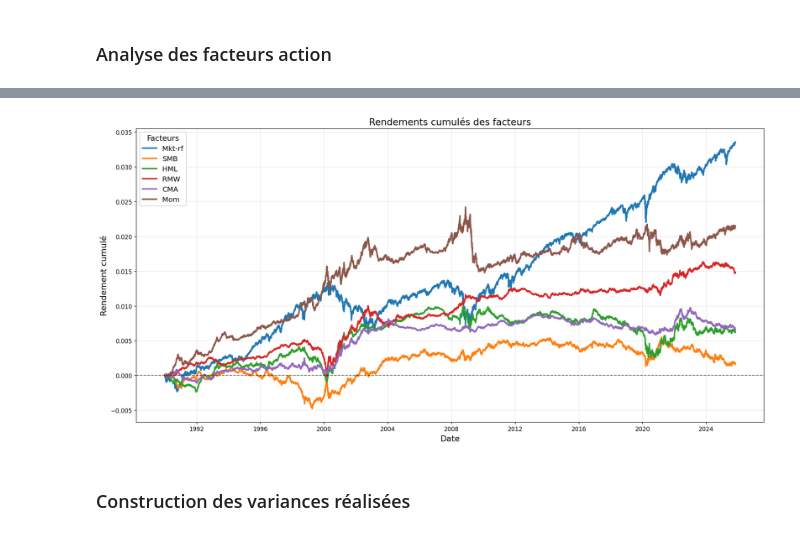
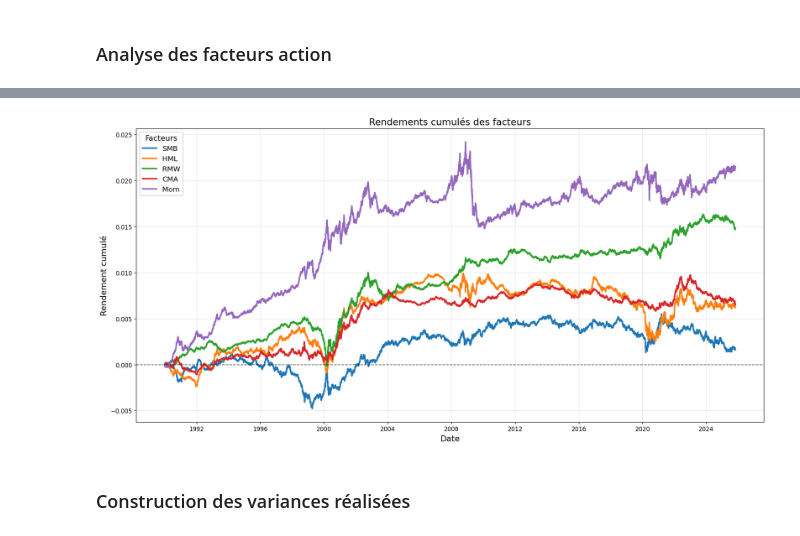
Before and after one commit to AntoninDevalland/Projet_Ml_Momentum, a Jupyter notebook: main_v2.ipynb, the cells around one changed output, grey strips where cells are left out. Saved outputs shown, nothing was run; the diff lists cells and outputs as text; code cells hidden in the pictures.

Commit message:
début mise au propre

```diff
--- a/main_v2.ipynb
+++ b/main_v2.ipynb
@@ -27,8 +48,18 @@ data2 = pd.read_excel(r"data_v2.xlsx", sheet_name="features", skiprows=1)
 # %%
+# Importation des données cibles et des variables explicatives depuis le fichier Excel
+data = pd.read_excel("data_v2.xlsx", sheet_name="target", skiprows=1)
+data_feat = pd.read_excel("data_v2.xlsx", sheet_name="features", skiprows=1)
+
+# Sélection de la variable cible (rendements) et des variables explicatives
 target = data.iloc[:, 1:11].copy()
-feat = data2.iloc[:, 1:30].copy()
+feat = data_feat.iloc[:, 1:30].copy()
 
+# Mise en place de la colonne date comme index
 target = target.set_index(target.columns[0])
 feat = feat.set_index(feat.columns[0])
 
-target.index = pd.to_datetime(target.index, format = "%Y%m%d").copy()
+# Conversion de l’index en format datetime
+target.index = pd.to_datetime(target.index, format="%Y%m%d").copy()
+
+# Forward fill
+feat = feat.copy().ffill()
@@ -39,7 +72,10 @@ target.index = pd.to_datetime(target.index, format = "%Y%m%d").copy()
 # %%
+fact = target[["SMB", "HML", "RMW", "CMA", "Mom"]].copy()
 
-fact = target[["Mkt-rf", "SMB", "HML", "RMW", "CMA", "Mom"]].copy()
+# Les facteurs sont exprimées en rendements journaliers (pourcentages) dans la base de données
 fact = fact/100
+
+# Les rendements cummulés servent pour la représentation graphique uniquement
 fact_cumsum = (fact.cumsum()/100).copy()
 
 plt.figure(figsize=(16, 8), dpi=120)
@@ -50,33 +86,33 @@ for col in fact.columns:
         fact_cumsum[col],
         label=col,
         linewidth=2.5
     )
 
 plt.axhline(
     0,
     linestyle="--",
     linewidth=1.2,
     color="black",
     alpha=0.6
 )
 
 plt.xlabel("Date", fontsize=14)
 plt.ylabel("Rendement cumulé", fontsize=14)
 plt.title("Rendements cumulés des facteurs", fontsize=16)
 
 plt.legend(
     title="Facteurs",
     title_fontsize=13,
     fontsize=12,
     loc="upper left",
     frameon=True,
     framealpha=0.9
 )
 
 plt.grid(True, alpha=0.3)
 plt.tight_layout()
 plt.show()
 # %% [output]
-[figure, old version]
+[figure, new version]
 # %% [markdown]
 ### Construction des variances réalisées
```
Also changed, not shown: parts of 71 cells of this notebook, 1 other file.
